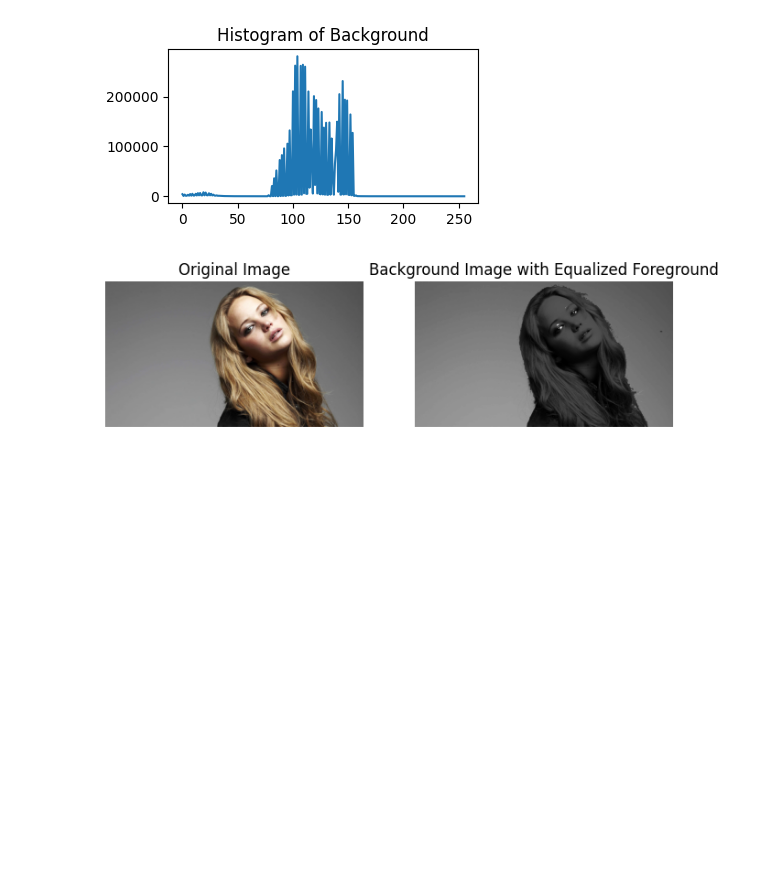
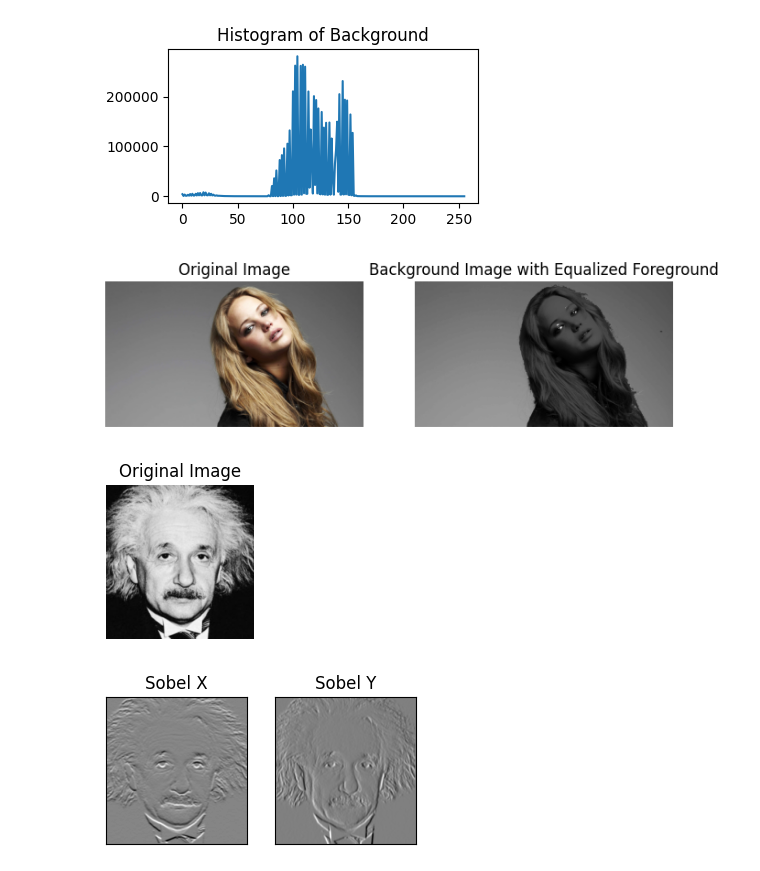
Before and after one commit to linukaratnayake/Intensity-Transformations-and-Neighborhood-Filtering, a Jupyter notebook: Intensity_Transformations_and_Neighborhood_Filtering.ipynb, the cells around one changed output. Drawn from its saved outputs; the diff is of its cells as text; code cells hidden in the pictures; blank space fills up the shorter version.

Commit message:
Image zoom

```diff
--- a/Intensity_Transformations_and_Neighborhood_Filtering.ipynb
+++ b/Intensity_Transformations_and_Neighborhood_Filtering.ipynb
@@ -318,3 +318,36 @@ ax[1].axis('off')
 plt.show()
 # %% [output]
 [figure]
+# %%
+import cv2 as cv
+import numpy as np
+from matplotlib import pyplot as plt
+
+im = cv.imread('/content/drive/My Drive/EN3160/a1images/einstein.png', cv.IMREAD_REDUCED_GRAYSCALE_2)
+assert im is not None
+
+sobel_x = np.array([[-1, -2, -1], [0, 0, 0], [1, 2, 1]])
+sobel_y = np.array([[-1, 0, 1], [-2, 0, 2], [-1, 0, 1]])
+
+im_x = cv.filter2D(im, cv.CV_64F, sobel_x)
+im_y = cv.filter2D(im, cv.CV_64F, sobel_y)
+
+plt.figure(figsize=(4,2))
+plt.imshow(cv.cvtColor(im, cv.COLOR_BGR2RGB))
+plt.title("Original Image")
+plt.axis('off')
+plt.show()
+
+fig, ax  = plt.subplots(1,2, sharex='all', sharey='all', figsize=(4,2))
+ax[0].imshow(im_x, cmap='gray')
+ax[0].set_title('Sobel X')
+ax[0].set_xticks([])
+ax[0].set_yticks([])
+ax[1].imshow(im_y, cmap='gray')
+ax[1].set_title('Sobel Y')
+ax[1].set_xticks([])
+ax[1].set_yticks([])
+plt.show()
+# %% [output]
+[figure, added]
+[figure, added]
```
Also changed, not shown: parts of 6 cells of this notebook.
